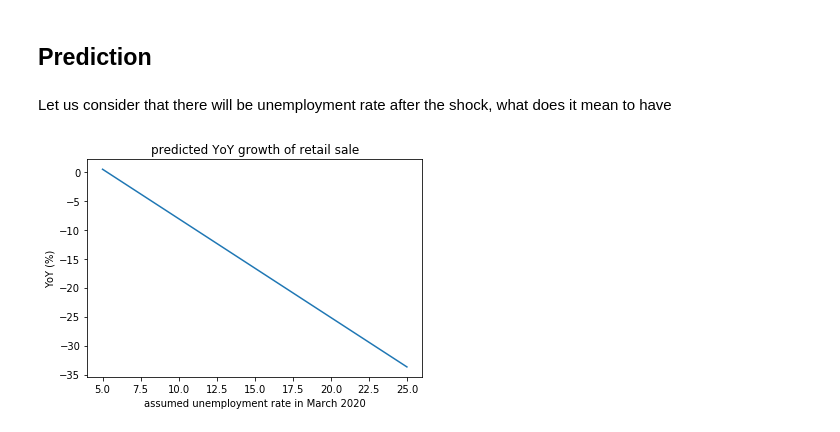
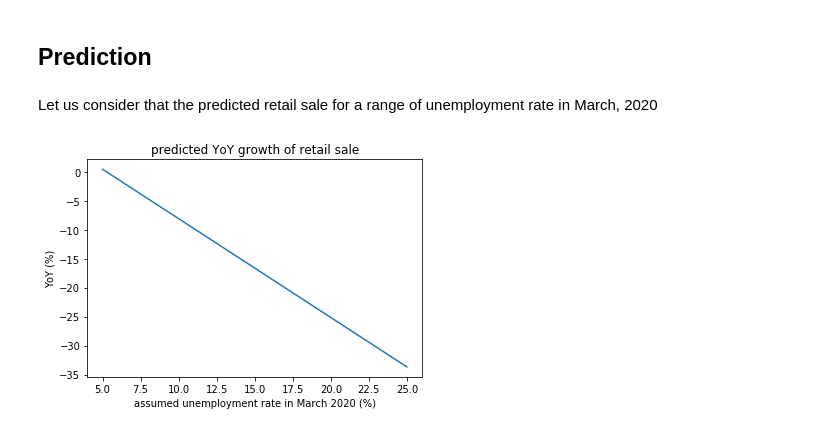
Before and after one commit to iworld1991/PredictUE, a Jupyter notebook: Python/PredictUE.ipynb, the cells around one changed output. Saved outputs shown, nothing was run; the diff lists cells and outputs as text; code cells hidden in the pictures.

```diff
--- a/Python/PredictUE.ipynb
+++ b/Python/PredictUE.ipynb
@@ -252,6 +255,6 @@ plt.savefig('figures/rs_yoy_predict_ue')
 [figure]
 # %% [markdown]
 ## Prediction
-# %% [markdown]
-Let us consider that there will be unemployment rate after the shock, what does it mean to have
+# %% [markdown]
+Let us consider that the predicted retail sale for a range of unemployment rate in March, 2020
 # %%
@@ -270,9 +275,9 @@ for i in range(n_possible):
 # %%
 plt.plot(u_possible,
         rs_yoy_predict)
 plt.title('predicted YoY growth of retail sale')
-plt.xlabel('assumed unemployment rate in March 2020')
+plt.xlabel('assumed unemployment rate in March 2020 (%)')
 plt.ylabel('YoY (%)')
 plt.savefig('figures/predicted_rs_different_ues')
 # %% [output]
-[figure, old version]
+[figure, new version]
```
Also changed, not shown: parts of 6 cells of this notebook, 4 other files.
